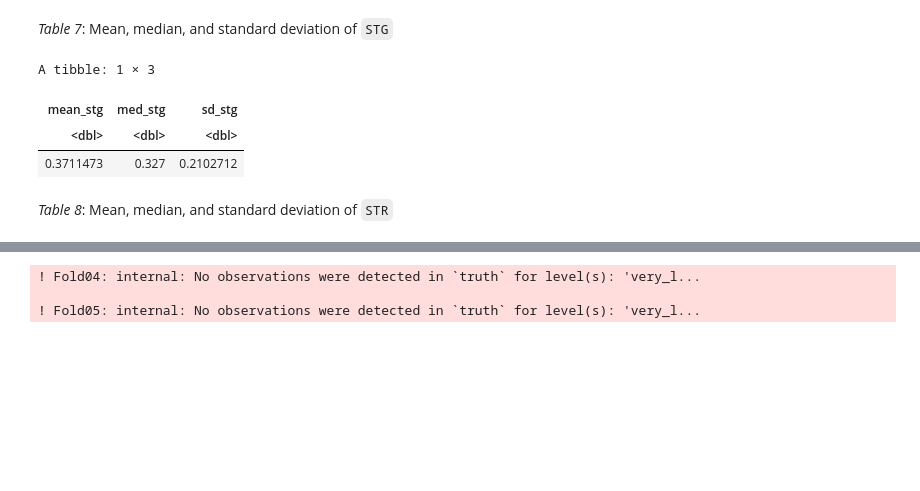
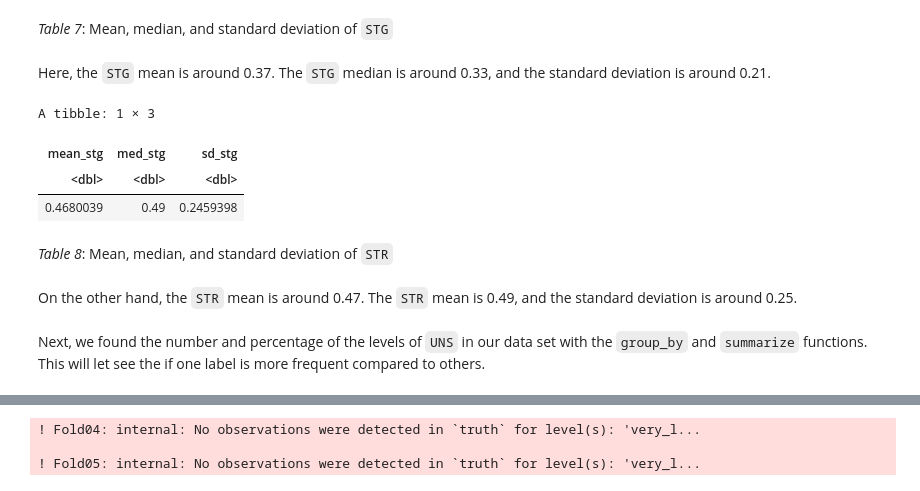
Before and after one commit to Wills-Hao/DSCI-100-project, a Jupyter notebook: final_group_project.ipynb, the cells around one changed output, grey strips where cells are left out. Cells and saved outputs as stored; diff of their text form; code cells hidden in the pictures; blank space fills up the shorter version.

```diff
--- a/final_group_project.ipynb
+++ b/final_group_project.ipynb
@@ -254,17 +254,23 @@ A tibble: 1 × 3
 | 0.3711473 | 0.327 | 0.2102712 |
 # %% [markdown]
 *Table 7*: Mean, median, and standard deviation of `STG`
+# %% [markdown]
+Here, the `STG` mean is around 0.37. The `STG` median is around 0.33, and the standard deviation is around 0.21.
 # %%
 str_stats <- user_knowledge %>%
-    summarize(mean_stg = mean(STG),
-              med_stg = median(STG),
-              sd_stg = sd(STG))
+    summarize(mean_stg = mean(STR),
+              med_stg = median(STR),
+              sd_stg = sd(STR))
 
 str_stats
 # %% [output]
 A tibble: 1 × 3
 | mean_stg | med_stg | sd_stg |
 | <dbl> | <dbl> | <dbl> |
-| 0.3711473 | 0.327 | 0.2102712 |
+| 0.4680039 | 0.49 | 0.2459398 |
 # %% [markdown]
 *Table 8*: Mean, median, and standard deviation of `STR`
+# %% [markdown]
+On the other hand, the `STR` mean is around 0.47. The `STR` mean is 0.49, and the standard deviation is around 0.25.
+# %% [markdown]
+Next, we found the number and percentage of the levels of `UNS` in our data set with the `group_by` and `summarize` functions. This will let see the if one label is more frequent compared to others.
```
Also changed, not shown: parts of 29 cells of this notebook.
